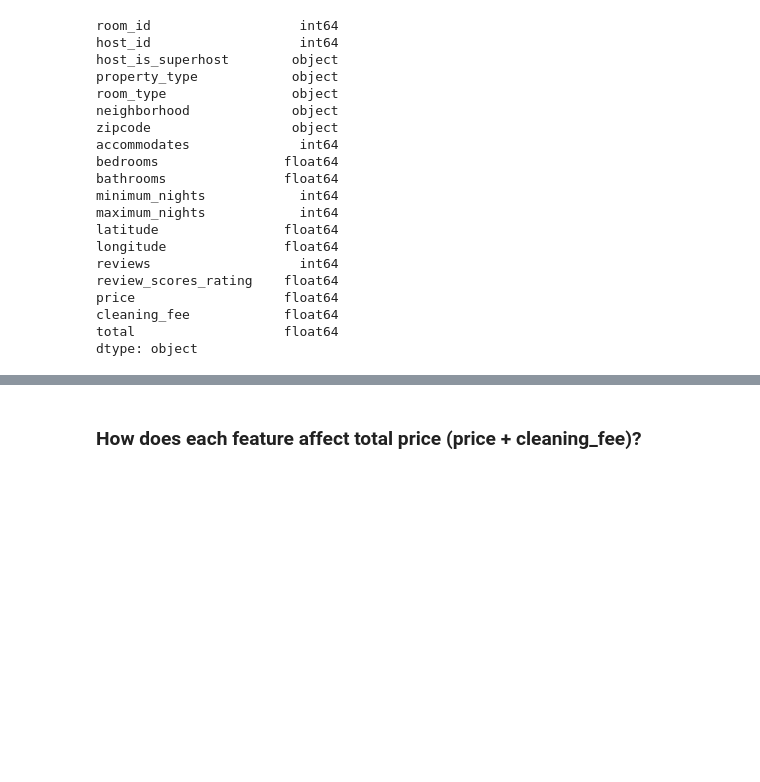
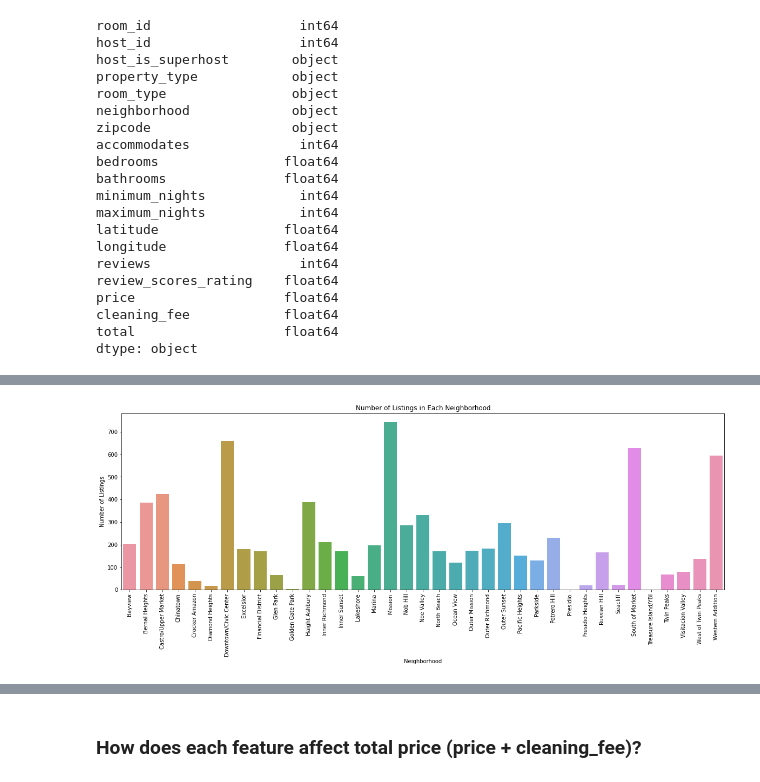
Before and after one commit to rustiri/final_group_airbnb, a Jupyter notebook: SF_Airbnb_EDA.ipynb, the cells around one changed output, grey strips where cells are left out. Cells and saved outputs as stored; diff of their text form; code cells hidden in the pictures; blank space fills up the shorter version.

```diff
--- a/SF_Airbnb_EDA.ipynb
+++ b/SF_Airbnb_EDA.ipynb
@@ -247,3 +247,7 @@ maximum_nights               0
 number_of_reviews            0
 review_scores_rating      1636
 dtype: int64
+# %%
+# clean zipcode column
+airbnb_db_df["zipcode"] = airbnb_db_df["zipcode"].replace({"CA ": "", "CA": ""}, regex=True)
+print(airbnb_db_df.shape)
@@ -250,3 +256,6 @@ dtype: int64
+# %%
+# drop zipcode row with "" value
+airbnb_db_df.drop(airbnb_db_df[airbnb_db_df["zipcode"] == ""].index, inplace = True)
 # %%
 # handle zipcode null values (234 rows) - drop
 airbnb_db_df = airbnb_db_df.dropna(subset=["zipcode"])
@@ -518,0 +529,4 @@ airbnb_db_df.to_csv("Resources/cleaned_airbnb_dataset2.csv", index=False)
+# %%
+# get the number of properties in each neighborhood and create a dataframe
+neighborhood_count_df = pd.DataFrame(airbnb_db_df.groupby(["neighborhood"]).count()["room_id"])
+neighborhood_count_df
@@ -518,0 +552,12 @@ airbnb_db_df.to_csv("Resources/cleaned_airbnb_dataset2.csv", index=False)
+# %%
+plt.figure(figsize=(20, 6))
+sns.barplot(neighborhood_count_df.index, neighborhood_count_df["room_id"])
+# neighborhood_count_df.plot.bar(figsize=(20,6))
+plt.title("Number of Listings in Each Neighborhood")
+plt.xticks(rotation=90)
+plt.xlabel("Neighborhood")
+plt.ylabel("Number of Listings")
+
+plt.show()
+# %% [output]
+[figure, added]
```
Also changed, not shown: parts of 23 cells of this notebook, 1 other file.
